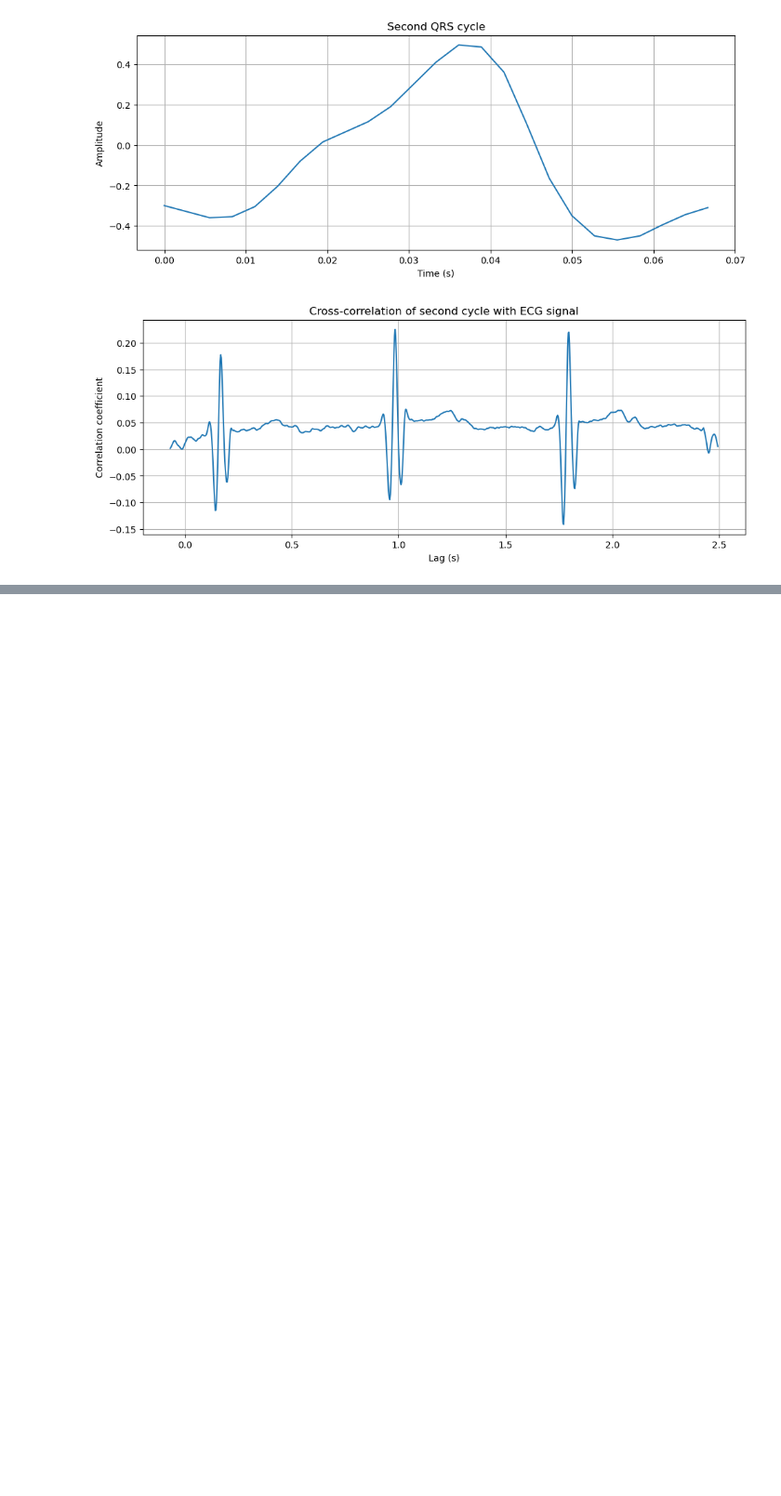
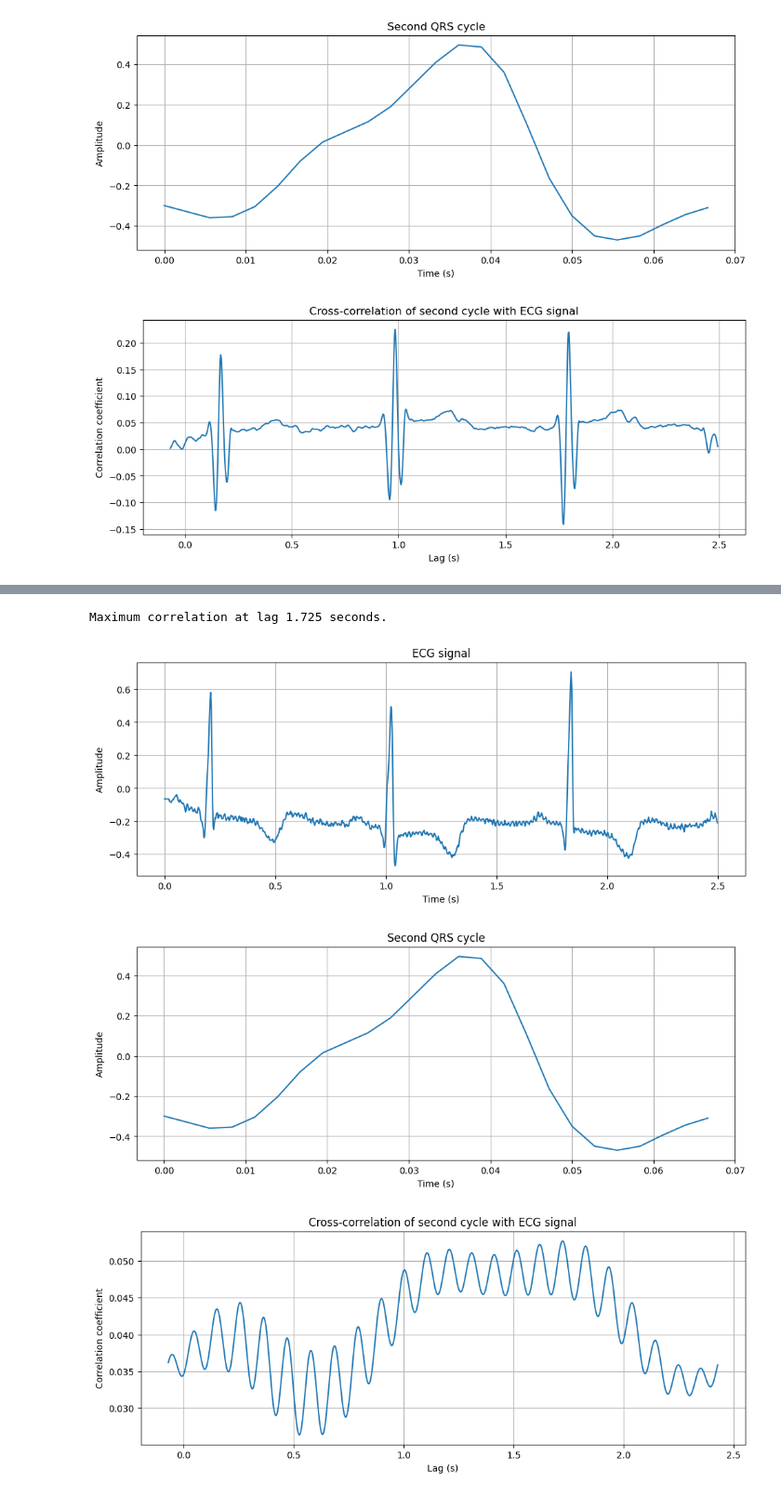
Before and after one commit to JosephArroyave/PDS, a Jupyter notebook: ECGsignalprocessingEstudiantes.ipynb, the cells around one changed output, grey strips where cells are left out. Shown at 93% size. Drawn from its saved outputs; the diff is of its cells as text; code cells hidden in the pictures; blank space fills up the shorter version.

```diff
--- a/ECGsignalprocessingEstudiantes.ipynb
+++ b/ECGsignalprocessingEstudiantes.ipynb
@@ -239,3 +245,64 @@ Maximum correlation at lag 1.800 seconds.
 [figure]
 [figure]
 [figure]
+# %%
+# Cargar señal ECG completa
+record_path = '100'
+n_samples=900
+record = wfdb.rdrecord(record_path)
+ecg_signal = record.p_signal[0:n_samples, 1]
+fs = record.fs
+t = np.arange(0, ecg_signal.shape[0]/fs, 1/fs)
+
+# Extraer segmento con segundo ciclo QRS
+index_start = np.argmin(np.abs(t - 0.985))
+index_end = np.argmin(np.abs(t - 1.055))
+qrs_cycle = ecg_signal[index_start:index_end]
+
+# Calcular transformadas de Fourier
+ecg_signal_fft = np.fft.fft(ecg_signal)
+qrs_cycle_fft = np.fft.fft(qrs_cycle)
+
+# Asegurar que ambos arrays tengan la misma forma
+qrs_cycle_fft_padded = np.pad(qrs_cycle_fft, (0, len(ecg_signal_fft) - len(qrs_cycle_fft)), 'constant')
+
+# Calcular correlación cruzada en el dominio de la frecuencia
+cross_corr_fft = ecg_signal_fft * np.conj(qrs_cycle_fft_padded)
+
+# Calcular correlación cruzada en el dominio del tiempo y la frecuencia
+cross_corr = np.fft.ifft(cross_corr_fft)
+
+# Normalizar la correlación cruzada
+cross_corr = cross_corr / (np.linalg.norm(ecg_signal) * np.linalg.norm(qrs_cycle))
+
+# Encontrar desplazamiento con máximo valor de correlación
+lag = np.argmax(cross_corr) - len(qrs_cycle) + 1
+
+# Graficar resultados
+fig, ax = plt.subplots(constrained_layout=True, figsize=(10, 4))
+ax.plot(np.arange(len(ecg_signal))/fs, ecg_signal)
+ax.set_title('ECG signal')
+ax.set_xlabel('Time (s)')
+ax.set_ylabel('Amplitude')
+ax.grid()
+
+fig, ax = plt.subplots(constrained_layout=True, figsize=(10, 4))
+ax.plot(np.arange(len(qrs_cycle))/fs, qrs_cycle)
+ax.set_title('Second QRS cycle')
+ax.set_xlabel('Time (s)')
+ax.set_ylabel('Amplitude')
+ax.grid()
+
+fig, ax = plt.subplots(constrained_layout=True, figsize=(10, 4))
+ax.plot(np.arange(len(cross_corr))/fs - len(qrs_cycle)/fs, cross_corr)
+ax.set_title('Cross-correlation of second cycle with ECG signal')
+ax.set_xlabel('Lag (s)')
+ax.set_ylabel('Correlation coefficient')
+ax.grid()
+
+print(f'Maximum correlation at lag {lag/fs:.3f} seconds.')
+# %% [output]
+Maximum correlation at lag 1.725 seconds.
+[figure, added]
+[figure, added]
+[figure, added]
```
Also changed, not shown: parts of 2 cells of this notebook, 1 other file.
